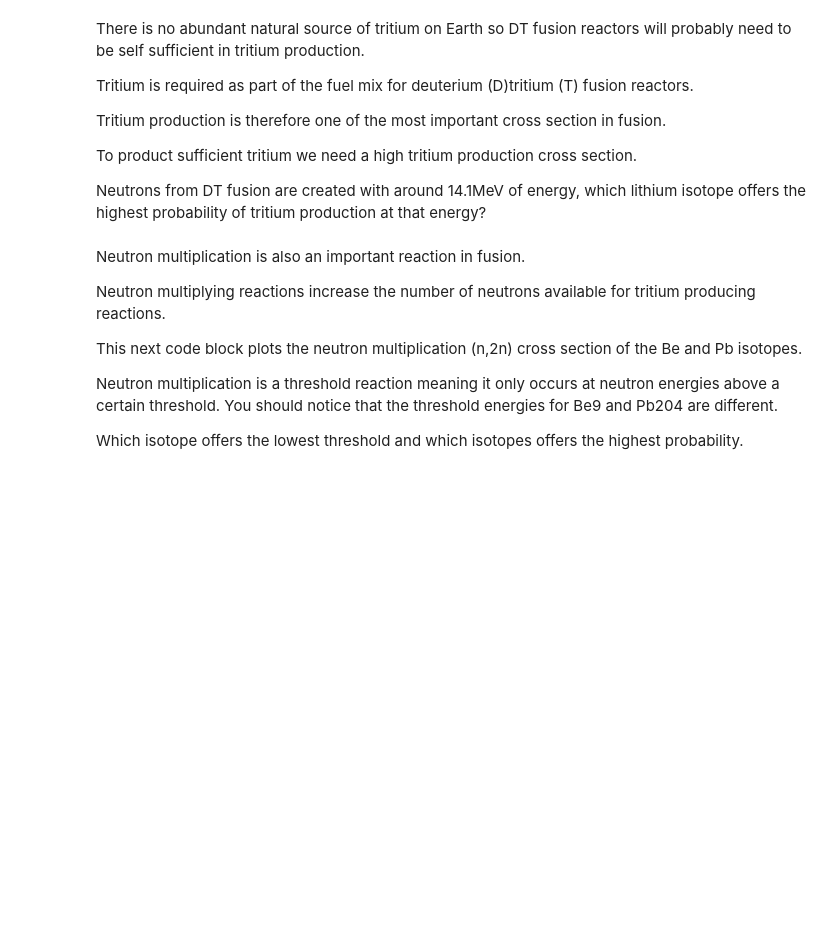
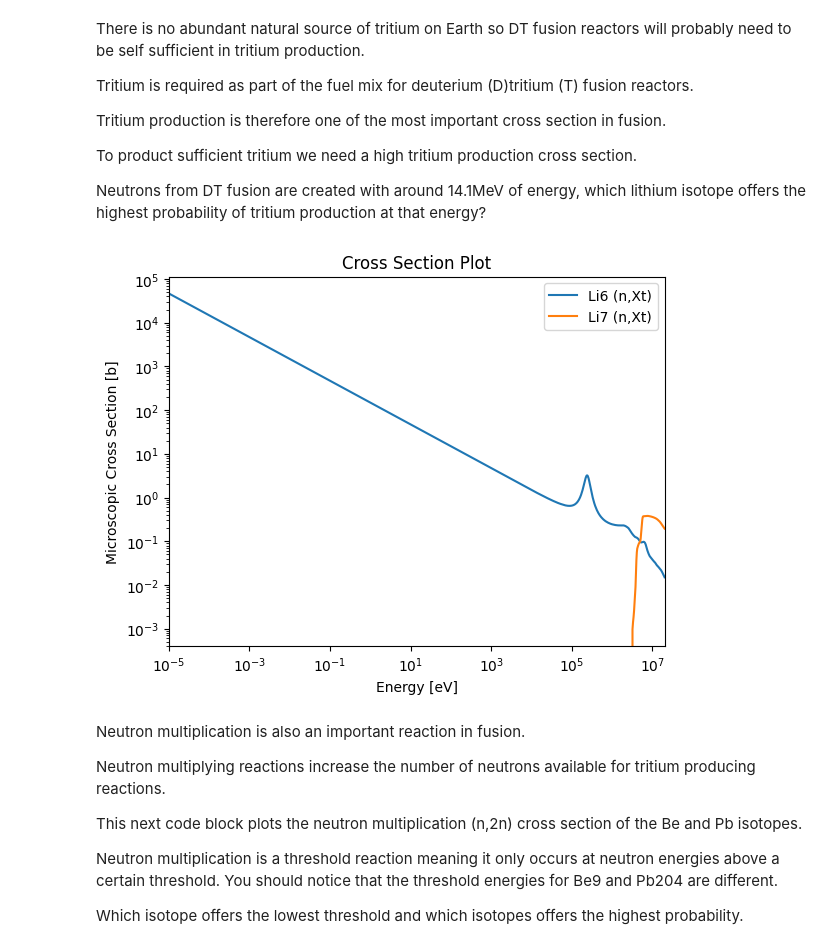
Before and after one commit to fusion-energy/neutronics-workshop, a Jupyter notebook: tasks/task_01_cross_sections/1_isotope_xs_plot.ipynb, the cells around one changed output. Saved outputs shown, nothing was run; the diff lists cells and outputs as text; code cells hidden in the pictures; blank space fills up the shorter version.

Commit message:
added config

```diff
--- a/tasks/task_01_cross_sections/1_isotope_xs_plot.ipynb
+++ b/tasks/task_01_cross_sections/1_isotope_xs_plot.ipynb
@@ -28,16 +28,21 @@ Neutrons from DT fusion are created with around 14.1MeV of energy, which lithium
 # %%
 import openmc
 import matplotlib.pyplot as plt
+
+# setting the nuclear data path to the correct location in the docker image
+openmc.config['cross_sections'] = '/nuclear_data/cross_sections.xml'
 
 fig = openmc.plotter.plot_xs(
     reactions = {
         'Li6': ['(n,Xt)'],
         'Li7': ['(n,Xt)'],
     }
 )
 plt.show()
 
 # Note the axis are log scale
+# %% [output]
+[figure, added]
 # %% [markdown]
 Neutron multiplication is also an important reaction in fusion.
 
```
Also changed, not shown: 9 other files.
